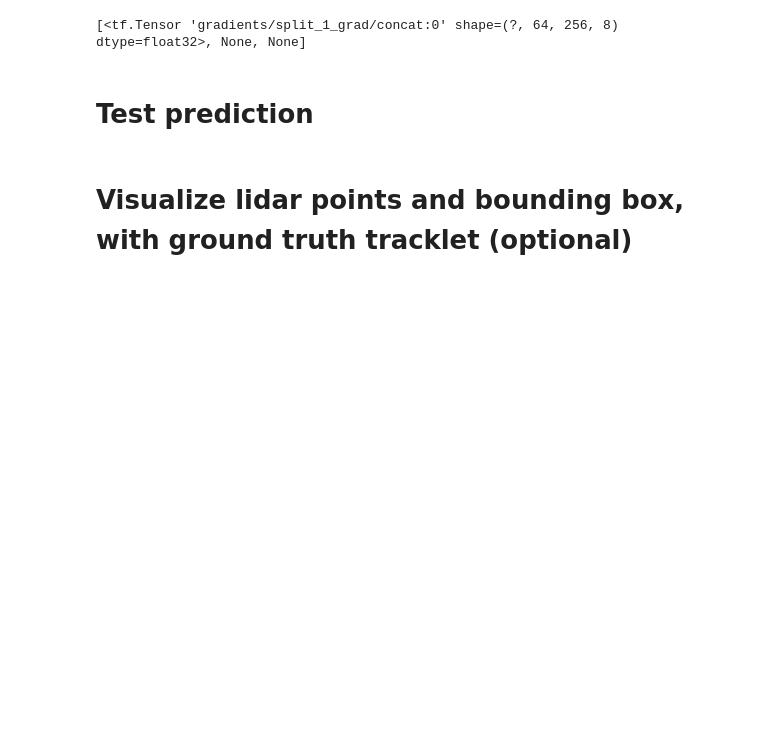
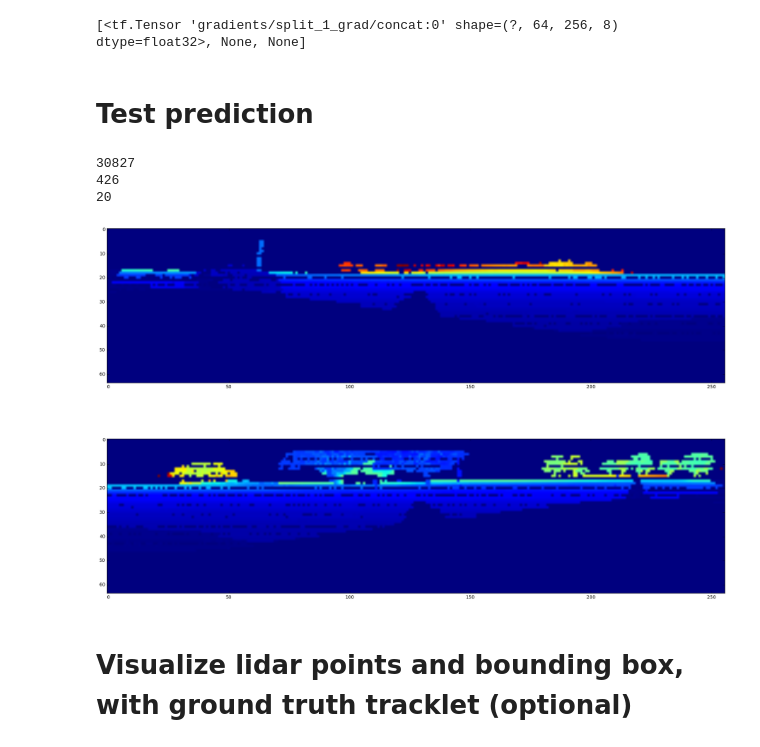
Before and after one commit to hb0702/Didi_challenge_2017_Python, a Jupyter notebook: generate_tracklet.ipynb, the cells around one changed output. Cells and saved outputs as stored; diff of their text form; code cells hidden in the pictures; blank space fills up the shorter version.

```diff
--- a/generate_tracklet.ipynb
+++ b/generate_tracklet.ipynb
@@ -35,7 +35,7 @@ model = load_model('saved_model/cs_model_May_29_2_epoch_270.h5')
 # Test prediction
 # %%
 
-def predict_boxes_(model, lidar,
+def predict_boxes_pynb(model, lidar,
                    cluster=True, seg_thres=0.5, cluster_dist=0.1, min_dist=1.5, neigbor_thres=3,
                    ver_fov=(-24.4, 15.), v_res=0.42,
                    num_hor_seg=2, # only 2 or 4
@@ -141,18 +141,23 @@ def predict_boxes_(model, lidar,
 # %%
 
 lidar = np.load('test_data/19_f2/lidar_270.npy')
 print(len(lidar))
 
 cluster_boxes = []
 all_boxes = []
 
-all_boxes, cluster_boxes = predict_boxes_(model, lidar, cluster = True,
+all_boxes, cluster_boxes = predict_boxes_pynb(model, lidar, cluster = True,
                                             seg_thres=0.07, cluster_dist = 1.8, min_dist = 1., neigbor_thres = 7,
                                             ver_fov=(-24.4, 15.), v_res=1.,
                                             num_hor_seg=2, # only 2 or 4
                                             visualize=True)
 print(len(all_boxes))
 print(len(cluster_boxes))
+# %% [output]
+30827
+426
+20
+[figure, added]
 # %% [markdown]
 # Visualize lidar points and bounding box, with ground truth tracklet (optional)
 # %%
```
Also changed, not shown: parts of 1 cell of this notebook.
